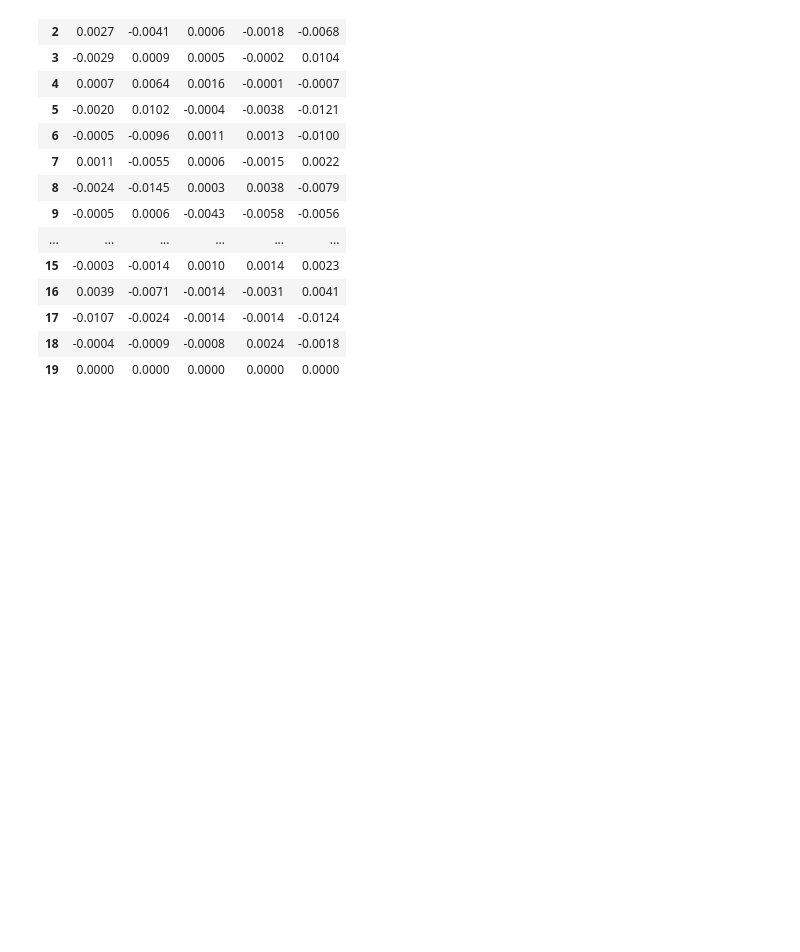
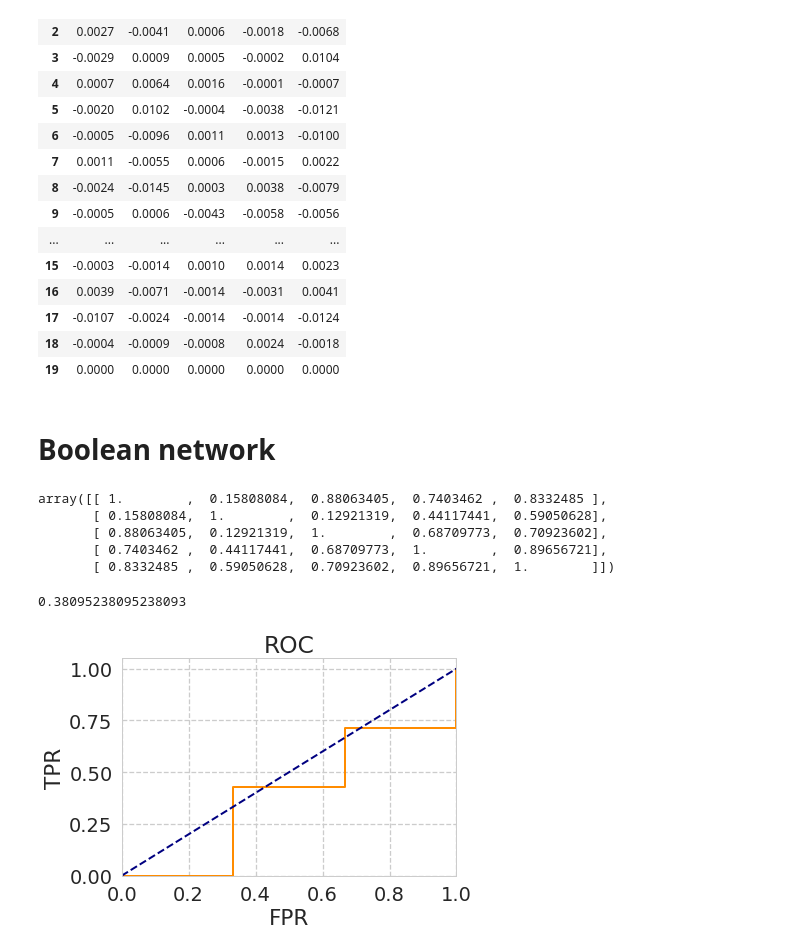
Before and after one commit to clgch/gene-regulatory-network-learning, a Jupyter notebook: Assignement 1.ipynb, the cells around one changed output. Cells and saved outputs as stored; diff of their text form; code cells hidden in the pictures; blank space fills up the shorter version.

Commit message:
Relevance network learning and UGM learning using gaussian MRF

```diff
--- a/Assignement 1.ipynb
+++ b/Assignement 1.ipynb
@@ -66,0 +69,79 @@ df_finite_diff.head()
+# %% [markdown]
+# Boolean network
+# %%
+#Compute the correlation matrix
+
+clean_df = df.iloc[:,1:]
+d = np.array(clean_df.corr())
+d
+
+#11 possible edges
+# %% [output]
+array([[ 1.        ,  0.15808084,  0.88063405,  0.7403462 ,  0.8332485 ],
+       [ 0.15808084,  1.        ,  0.12921319,  0.44117441,  0.59050628],
+       [ 0.88063405,  0.12921319,  1.        ,  0.68709773,  0.70923602],
+       [ 0.7403462 ,  0.44117441,  0.68709773,  1.        ,  0.89656721],
+       [ 0.8332485 ,  0.59050628,  0.70923602,  0.89656721,  1.        ]])
+# %%
+##### Boolean network learning algorithm using the correlation matrix #####
+from sklearn import metrics
+
+thresholds = np.linspace(0,1,100)
+genes = clean_df.columns
+true_network = [[0,1],[1,2],[2,0],[0,3],[0,4],[3,2],[4,1]]
+true_negative = 10-len(true_network)
+def sym_eq(x,y):
+    return x == y or [x[1],x[0]] == y
+
+# Definig a dictionnary giving for each threshold the set of edges that are detected
+networks = {}
+TPR = {}
+FPR = {}
+for t in thresholds:
+    networks[t] = []
+    TPR[t] = 0
+    FPR[t] = 0
+    for i in range(5):
+        for j in range(i+1,5):
+            if d[i][j] > t:
+                networks[t] += [[i,j]]
+
+# Computing TNR and FPR for each threshold
+for t in thresholds:
+    if len(networks[t])>0:
+            for x in networks[t]:
+                x_in_true_network = 0
+                for y in true_network:
+                    if sym_eq(x,y):
+                        x_in_true_network = 1
+                        TPR[t] += 1/(len(true_network)*1.0)
+                if x_in_true_network == 0:
+                    FPR[t] += 1/(true_negative*1.0)
+    else:
+        TPR[t] = 0
+        FPR[t] = 0
+
+# Plotting ROC curve with seaborn
+
+fpr = [FPR[t] for t in thresholds]
+tpr = [TPR[t] for t in thresholds]
+
+sns.set('talk', 'whitegrid', 'dark', font_scale=1.5, font='Ricty',
+rc={"lines.linewidth": 2, 'grid.linestyle': '--'})
+
+lw = 2
+plt.figure()
+plt.plot(np.sort(fpr), np.sort(tpr), color='darkorange',
+         lw=lw)
+plt.plot([0, 1], [0, 1], color='navy', lw=lw, linestyle='--')
+plt.xlim([0.0, 1.0])
+plt.ylim([0.0, 1.05])
+plt.xlabel('FPR')
+plt.ylabel('TPR')
+plt.title('ROC')
+plt.legend(loc="lower right")
+
+metrics.auc(fpr,tpr)
+# %% [output]
+0.38095238095238093
+[figure, added]
```
Also changed, not shown: parts of 6 cells of this notebook.
